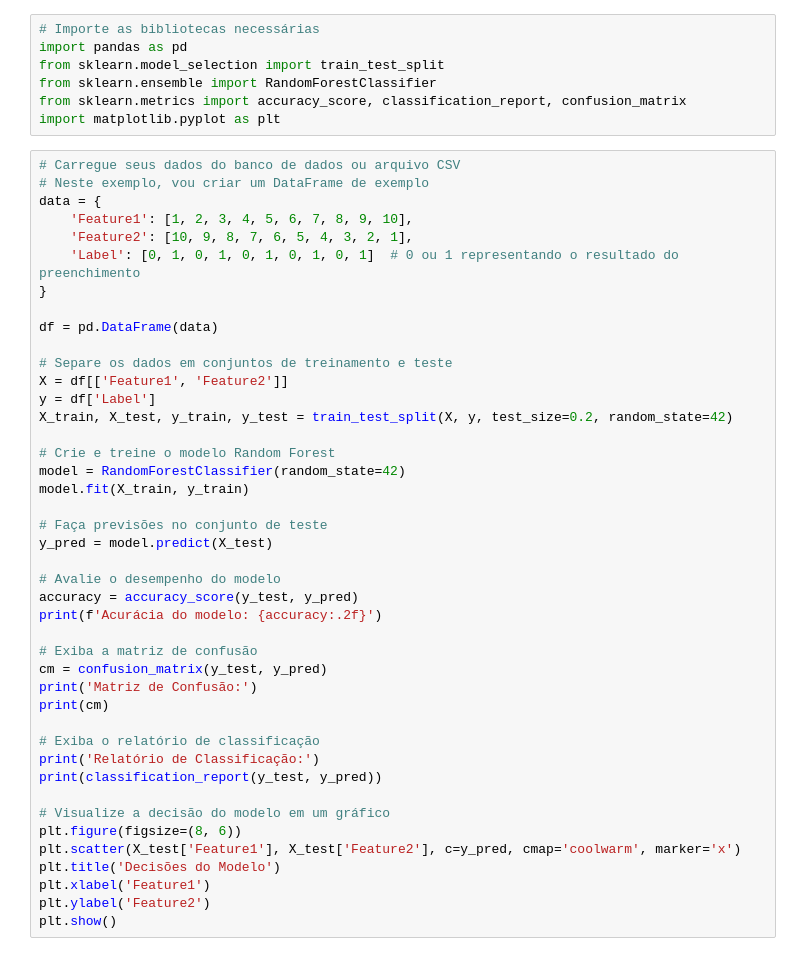
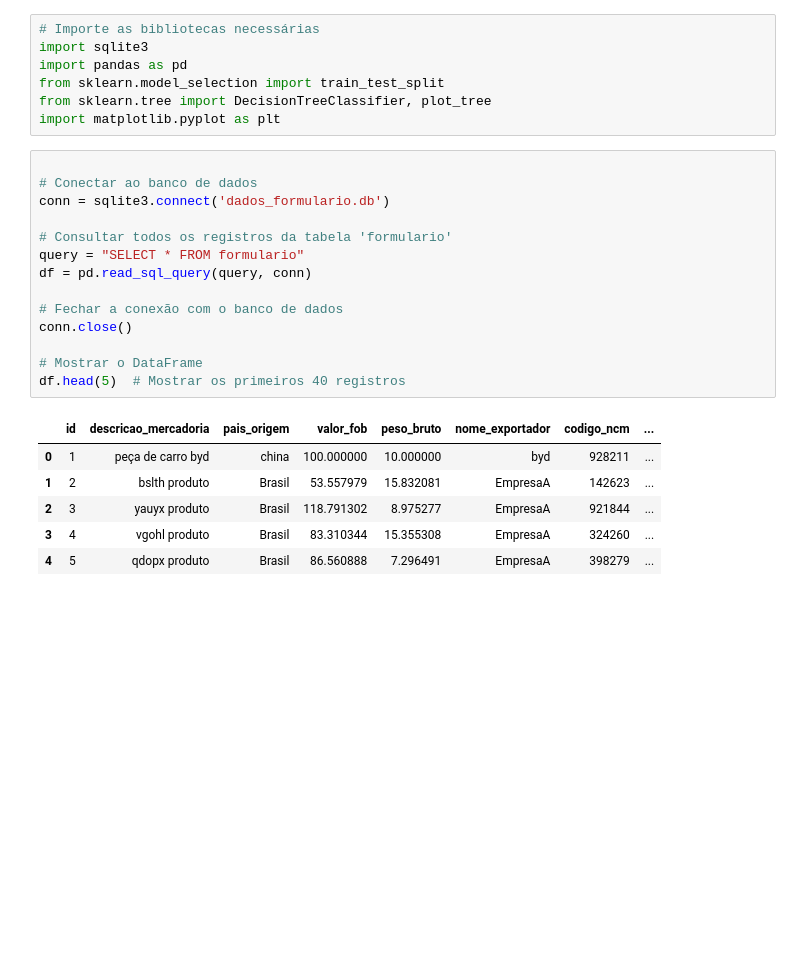
Before and after one commit to Batchuka/EoC-ai-forms-fill, a Jupyter notebook: exploracao.ipynb, the cells around one changed output. Cells and saved outputs as stored; diff of their text form; blank space fills up the shorter version.

Commit message:
decision tree its working

```diff
--- a/exploracao.ipynb
+++ b/exploracao.ipynb
@@ -1,50 +1,28 @@
 # %%
 # Importe as bibliotecas necessárias
+import sqlite3
 import pandas as pd
 from sklearn.model_selection import train_test_split
-from sklearn.ensemble import RandomForestClassifier
-from sklearn.metrics import accuracy_score, classification_report, confusion_matrix
+from sklearn.tree import DecisionTreeClassifier, plot_tree
 import matplotlib.pyplot as plt
-# %%
-# Carregue seus dados do banco de dados ou arquivo CSV
-# Neste exemplo, vou criar um DataFrame de exemplo
-data = {
-    'Feature1': [1, 2, 3, 4, 5, 6, 7, 8, 9, 10],
-    'Feature2': [10, 9, 8, 7, 6, 5, 4, 3, 2, 1],
-    'Label': [0, 1, 0, 1, 0, 1, 0, 1, 0, 1]  # 0 ou 1 representando o resultado do preenchimento
-}
-
-df = pd.DataFrame(data)
-
-# Separe os dados em conjuntos de treinamento e teste
-X = df[['Feature1', 'Feature2']]
-y = df['Label']
-X_train, X_test, y_train, y_test = train_test_split(X, y, test_size=0.2, random_state=42)
-
-# Crie e treine o modelo Random Forest
-model = RandomForestClassifier(random_state=42)
-model.fit(X_train, y_train)
-
-# Faça previsões no conjunto de teste
-y_pred = model.predict(X_test)
-
-# Avalie o desempenho do modelo
-accuracy = accuracy_score(y_test, y_pred)
-print(f'Acurácia do modelo: {accuracy:.2f}')
-
-# Exiba a matriz de confusão
-cm = confusion_matrix(y_test, y_pred)
-print('Matriz de Confusão:')
-print(cm)
-
-# Exiba o relatório de classificação
-print('Relatório de Classificação:')
-print(classification_report(y_test, y_pred))
-
-# Visualize a decisão do modelo em um gráfico
-plt.figure(figsize=(8, 6))
-plt.scatter(X_test['Feature1'], X_test['Feature2'], c=y_pred, cmap='coolwarm', marker='x')
-plt.title('Decisões do Modelo')
-plt.xlabel('Feature1')
-plt.ylabel('Feature2')
-plt.show()
+# %%
+
+# Conectar ao banco de dados
+conn = sqlite3.connect('dados_formulario.db')
+
+# Consultar todos os registros da tabela 'formulario'
+query = "SELECT * FROM formulario"
+df = pd.read_sql_query(query, conn)
+
+# Fechar a conexão com o banco de dados
+conn.close()
+
+# Mostrar o DataFrame
+df.head(5)  # Mostrar os primeiros 40 registros
+# %% [output]
+|  | id | descricao_mercadoria | pais_origem | valor_fob | peso_bruto | nome_exportador | codigo_ncm | ... |
+| 0 | 1 | peça de carro byd | china | 100.000000 | 10.000000 | byd | 928211 | ... |
+| 1 | 2 | bslth produto | Brasil | 53.557979 | 15.832081 | EmpresaA | 142623 | ... |
+| 2 | 3 | yauyx produto | Brasil | 118.791302 | 8.975277 | EmpresaA | 921844 | ... |
+| 3 | 4 | vgohl produto | Brasil | 83.310344 | 15.355308 | EmpresaA | 324260 | ... |
+| 4 | 5 | qdopx produto | Brasil | 86.560888 | 7.296491 | EmpresaA | 398279 | ... |
```
Also changed, not shown: parts of 3 cells of this notebook, 4 other files.
